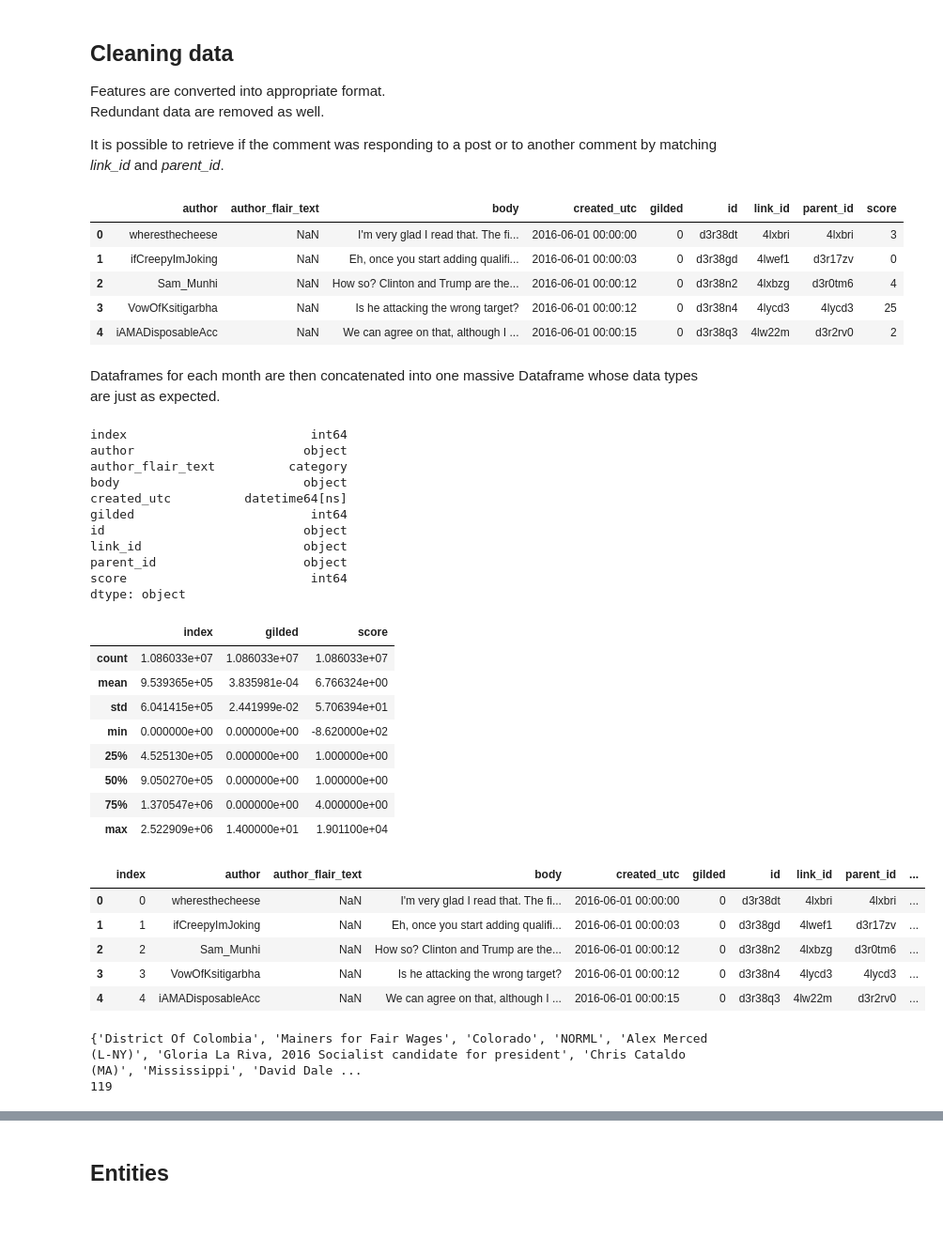
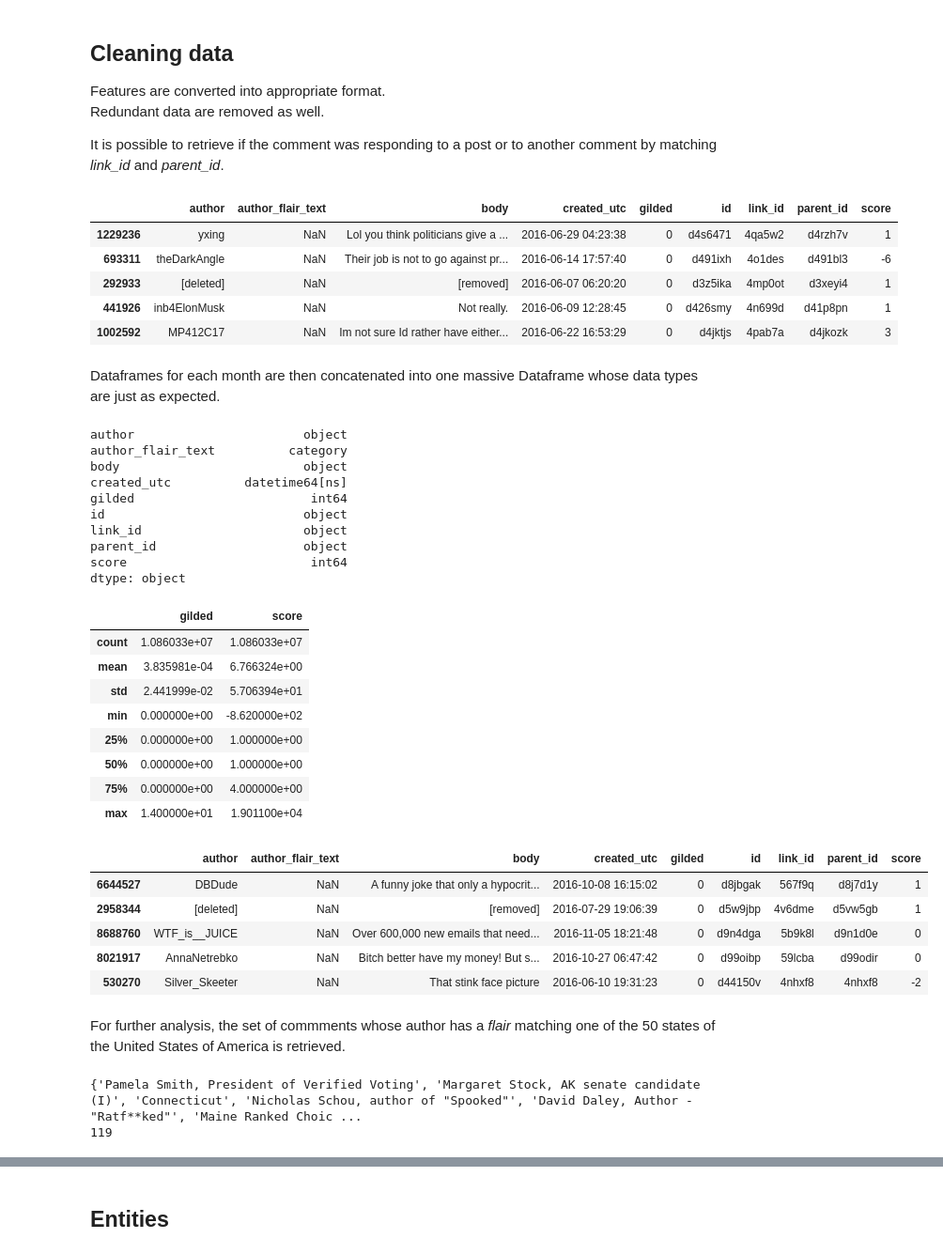
Before and after one commit to arthishow/Project, a Jupyter notebook: Final project.ipynb, the cells around one changed output, grey strips where cells are left out. Shown at 94% size. Cells and saved outputs as stored; diff of their text form; code cells hidden in the pictures; blank space fills up the shorter version.

```diff
--- a/Final project.ipynb
+++ b/Final project.ipynb
@@ -98,23 +94,22 @@ politics_09['parent_id'] = politics_09['parent_id'].str.slice(3)
 politics_10['parent_id'] = politics_10['parent_id'].str.slice(3)
 politics_11['parent_id'] = politics_11['parent_id'].str.slice(3)
 # %%
-politics_06.head()
+politics_06.sample(5).head()
 # %% [output]
 |  | author | author_flair_text | body | created_utc | gilded | id | link_id | parent_id | score |
-| 0 | wheresthecheese | NaN | I'm very glad I read that. The fi... | 2016-06-01 00:00:00 | 0 | d3r38dt | 4lxbri | 4lxbri | 3 |
-| 1 | ifCreepyImJoking | NaN | Eh, once you start adding qualifi... | 2016-06-01 00:00:03 | 0 | d3r38gd | 4lwef1 | d3r17zv | 0 |
-| 2 | Sam_Munhi | NaN | How so? Clinton and Trump are the... | 2016-06-01 00:00:12 | 0 | d3r38n2 | 4lxbzg | d3r0tm6 | 4 |
-| 3 | VowOfKsitigarbha | NaN | Is he attacking the wrong target? | 2016-06-01 00:00:12 | 0 | d3r38n4 | 4lycd3 | 4lycd3 | 25 |
-| 4 | iAMADisposableAcc | NaN | We can agree on that, although I ... | 2016-06-01 00:00:15 | 0 | d3r38q3 | 4lw22m | d3r2rv0 | 2 |
+| 1229236 | yxing | NaN | Lol you think politicians give a ... | 2016-06-29 04:23:38 | 0 | d4s6471 | 4qa5w2 | d4rzh7v | 1 |
+| 693311 | theDarkAngle | NaN | Their job is not to go against pr... | 2016-06-14 17:57:40 | 0 | d491ixh | 4o1des | d491bl3 | -6 |
+| 292933 | [deleted] | NaN | [removed] | 2016-06-07 06:20:20 | 0 | d3z5ika | 4mp0ot | d3xeyi4 | 1 |
+| 441926 | inb4ElonMusk | NaN | Not really. | 2016-06-09 12:28:45 | 0 | d426smy | 4n699d | d41p8pn | 1 |
+| 1002592 | MP412C17 | NaN | Im not sure Id rather have either... | 2016-06-22 16:53:29 | 0 | d4jktjs | 4pab7a | d4jkozk | 3 |
 # %% [markdown]
 Dataframes for each month are then concatenated into one massive Dataframe whose data types are just as expected.
 # %%
-politics = pd.concat([politics_06, politics_07, politics_08, politics_09, politics_10, politics_11]).reset_index()
+politics = pd.concat([politics_06, politics_07, politics_08, politics_09, politics_10, politics_11]).reset_index(drop=True)
 politics['author_flair_text'] = politics['author_flair_text'].astype('category') #necessary to do it again
 # %%
 politics.dtypes
 # %% [output]
-index                         int64
 author                       object
 author_flair_text          category
 body                         object
@@ -128,29 +123,31 @@ dtype: object
 # %%
 politics.describe()
 # %% [output]
-|  | index | gilded | score |
-| count | 1.086033e+07 | 1.086033e+07 | 1.086033e+07 |
-| mean | 9.539365e+05 | 3.835981e-04 | 6.766324e+00 |
-| std | 6.041415e+05 | 2.441999e-02 | 5.706394e+01 |
-| min | 0.000000e+00 | 0.000000e+00 | -8.620000e+02 |
-| 25% | 4.525130e+05 | 0.000000e+00 | 1.000000e+00 |
-| 50% | 9.050270e+05 | 0.000000e+00 | 1.000000e+00 |
-| 75% | 1.370547e+06 | 0.000000e+00 | 4.000000e+00 |
-| max | 2.522909e+06 | 1.400000e+01 | 1.901100e+04 |
+|  | gilded | score |
+| count | 1.086033e+07 | 1.086033e+07 |
+| mean | 3.835981e-04 | 6.766324e+00 |
+| std | 2.441999e-02 | 5.706394e+01 |
+| min | 0.000000e+00 | -8.620000e+02 |
+| 25% | 0.000000e+00 | 1.000000e+00 |
+| 50% | 0.000000e+00 | 1.000000e+00 |
+| 75% | 0.000000e+00 | 4.000000e+00 |
+| max | 1.400000e+01 | 1.901100e+04 |
 # %%
-politics.head()
+politics.sample(5).head()
 # %% [output]
-|  | index | author | author_flair_text | body | created_utc | gilded | id | link_id | parent_id | ... |
-| 0 | 0 | wheresthecheese | NaN | I'm very glad I read that. The fi... | 2016-06-01 00:00:00 | 0 | d3r38dt | 4lxbri | 4lxbri | ... |
-| 1 | 1 | ifCreepyImJoking | NaN | Eh, once you start adding qualifi... | 2016-06-01 00:00:03 | 0 | d3r38gd | 4lwef1 | d3r17zv | ... |
-| 2 | 2 | Sam_Munhi | NaN | How so? Clinton and Trump are the... | 2016-06-01 00:00:12 | 0 | d3r38n2 | 4lxbzg | d3r0tm6 | ... |
-| 3 | 3 | VowOfKsitigarbha | NaN | Is he attacking the wrong target? | 2016-06-01 00:00:12 | 0 | d3r38n4 | 4lycd3 | 4lycd3 | ... |
-| 4 | 4 | iAMADisposableAcc | NaN | We can agree on that, although I ... | 2016-06-01 00:00:15 | 0 | d3r38q3 | 4lw22m | d3r2rv0 | ... |
+|  | author | author_flair_text | body | created_utc | gilded | id | link_id | parent_id | score |
+| 6644527 | DBDude | NaN | A funny joke that only a hypocrit... | 2016-10-08 16:15:02 | 0 | d8jbgak | 567f9q | d8j7d1y | 1 |
+| 2958344 | [deleted] | NaN | [removed] | 2016-07-29 19:06:39 | 0 | d5w9jbp | 4v6dme | d5vw5gb | 1 |
+| 8688760 | WTF_is__JUICE | NaN | Over 600,000 new emails that need... | 2016-11-05 18:21:48 | 0 | d9n4dga | 5b9k8l | d9n1d0e | 0 |
+| 8021917 | AnnaNetrebko | NaN | Bitch better have my money! But s... | 2016-10-27 06:47:42 | 0 | d99oibp | 59lcba | d99odir | 0 |
+| 530270 | Silver_Skeeter | NaN | That stink face picture | 2016-06-10 19:31:23 | 0 | d44150v | 4nhxf8 | 4nhxf8 | -2 |
+# %% [markdown]
+For further analysis, the set of commments whose author has a *flair* matching one of the 50 states of the United States of America is retrieved.
 # %%
 print(set(politics['author_flair_text'].dropna()))
 print(len(set(politics['author_flair_text'].dropna())))
 # %% [output]
-{'District Of Colombia', 'Mainers for Fair Wages', 'Colorado', 'NORML', 'Alex Merced (L-NY)', 'Gloria La Riva, 2016 Socialist candidate for president', 'Chris Cataldo (MA)', 'Mississippi', 'David Dale ...
+{'Pamela Smith, President of Verified Voting', 'Margaret Stock, AK senate candidate (I)', 'Connecticut', 'Nicholas Schou, author of "Spooked"', 'David Daley, Author - "Ratf**ked"', 'Maine Ranked Choic ...
 119
 # %%
 state_full = set(np.array(states['State']))
```
Also changed, not shown: parts of 65 cells of this notebook.
